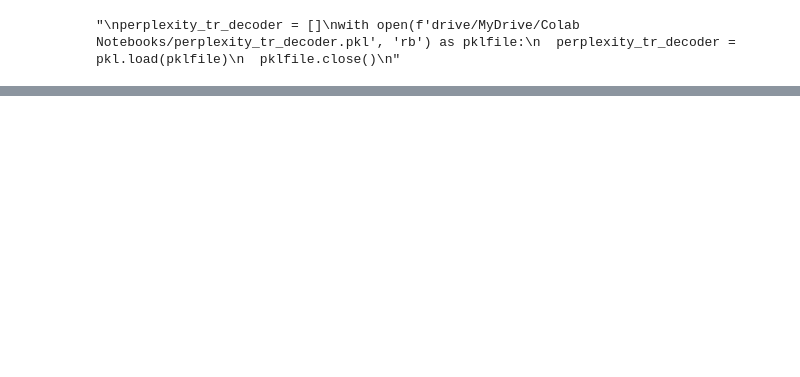
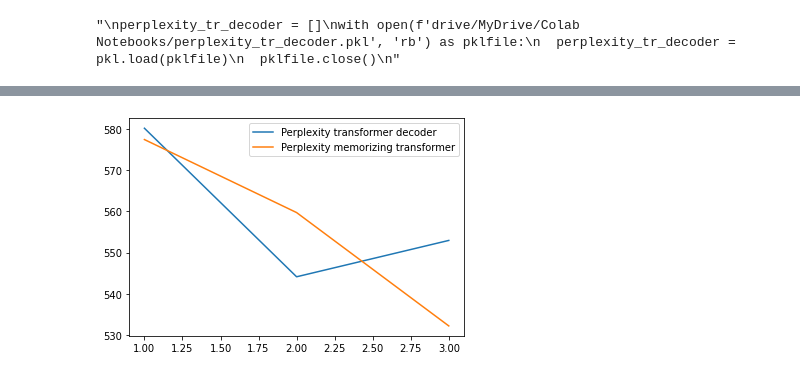
Before and after one commit to luigiantonelli/Algoritmi-formule-di-Horn, a Jupyter notebook: NN_project_Antonelli_DeSantis.ipynb, the cells around one changed output, grey strips where cells are left out. Saved outputs shown, nothing was run; the diff lists cells and outputs as text; code cells hidden in the pictures; blank space fills up the shorter version.

Commit message:
Creato con Colaboratory

```diff
--- a/NN_project_Antonelli_DeSantis.ipynb
+++ b/NN_project_Antonelli_DeSantis.ipynb
@@ -1143,17 +1143,21 @@ class TransformerDecoder(nn.Module): #decoder-only architecture of the transform
 # %%
 # constants
 
-BATCH_SIZE = 8
+BATCH_SIZE = 4
 SEQ_LEN = 256
-SEGMENTS = 5
 HEADS = 8
 DIM_HEAD = SEQ_LEN // HEADS
 DIM_HEAD_BERT = 768 // HEADS
 LEARNING_RATE = 2e-4
 MAX_GRAD_CLIP_NORM = 0.5
 
-EVAL_EVERY = 20
-CHECKPOINT = 5
+EVAL_EVERY = 1
+CHECKPOINT = 1
+# %%
+tr_decoder = None
+data = None
+train_loader_ = None
+test_loader_ = None
 # %%
 device = torch.device("cuda" if torch.cuda.is_available() else "cpu")
 
@@ -1173,7 +1177,7 @@ test_loader_ = DataLoader(test_ds, batch_size = BATCH_SIZE, shuffle = True, drop
 # optimizer
 optimizer = torch.optim.Adam(tr_decoder.parameters(), lr = LEARNING_RATE)
 loss = nn.CrossEntropyLoss()
-epochs = 5
+epochs = 3
 # training
 
 perplexity_tr_decoder = []
@@ -1195,7 +1199,7 @@ for e in range(epochs):
       loss_item = loss(out, labels)
       print(f'training loss: {loss_item}', flush = True)
       loss_item.backward()
-      torch.nn.utils.clip_grad_norm_(model.parameters(), MAX_GRAD_CLIP_NORM)
+      torch.nn.utils.clip_grad_norm_(tr_decoder.parameters(), MAX_GRAD_CLIP_NORM)
       optimizer.step()
       optimizer.zero_grad()
   data = None
@@ -1228,7 +1232,7 @@ for e in range(epochs):
   if e % CHECKPOINT == 0:
     #Luigi
     torch.save({
-          'model_state_dict': model.state_dict(),
+          'model_state_dict': tr_decoder.state_dict(),
           'optimizer_state_dict': optimizer.state_dict(),
     }, 'drive/MyDrive/Colab Notebooks/model_optimizer_tr_decoder.pt')
     """
@@ -1253,0 +1470,10 @@ plt.show()
+# %%
+#Luigi
+epochs = 3
+import pickle as pkl
+
+with open(f'drive/MyDrive/Colab Notebooks/perplexity_tr_decoder.pkl', 'rb') as pklfile:
+  perplexity_tr_decoder = pkl.load(pklfile)
+
+with open(f'drive/MyDrive/Colab Notebooks/perplexity_memorizing_tr.pkl', 'rb') as pklfile:
+  perplexity_list = pkl.load(pklfile)
@@ -1253,0 +1486,7 @@ plt.show()
+# %%
+plt.plot(np.arange(epochs + 1)[1:], perplexity_tr_decoder, label = 'Perplexity transformer decoder')
+plt.plot(np.arange(epochs + 1)[1:], perplexity_list, label = 'Perplexity memorizing transformer')
+plt.legend()
+plt.show()
+# %% [output]
+[figure, added]
```
Also changed, not shown: parts of 9 cells of this notebook.
